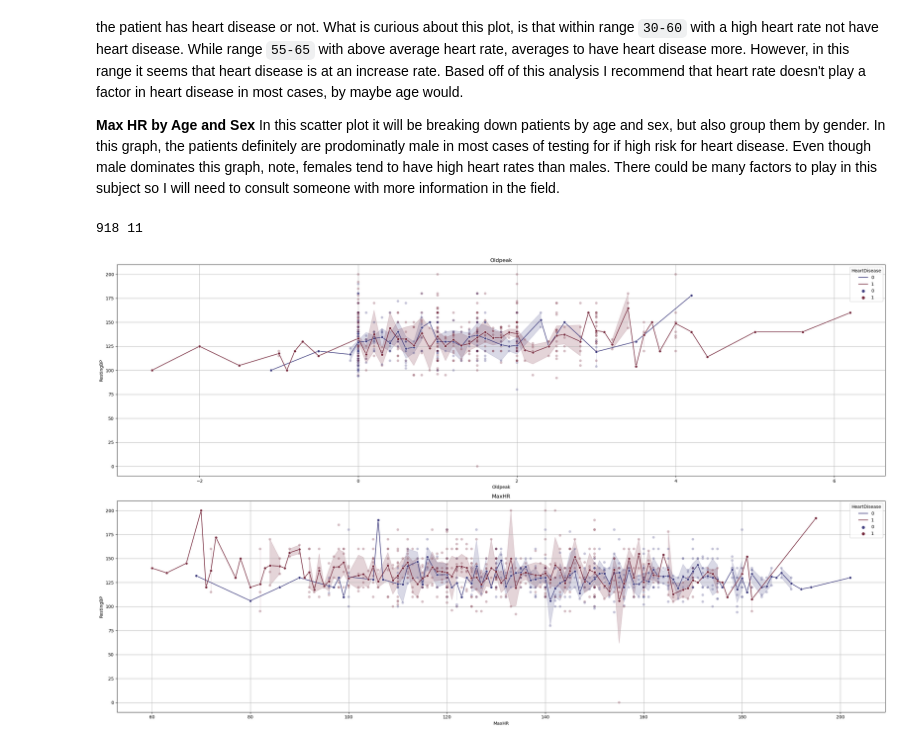
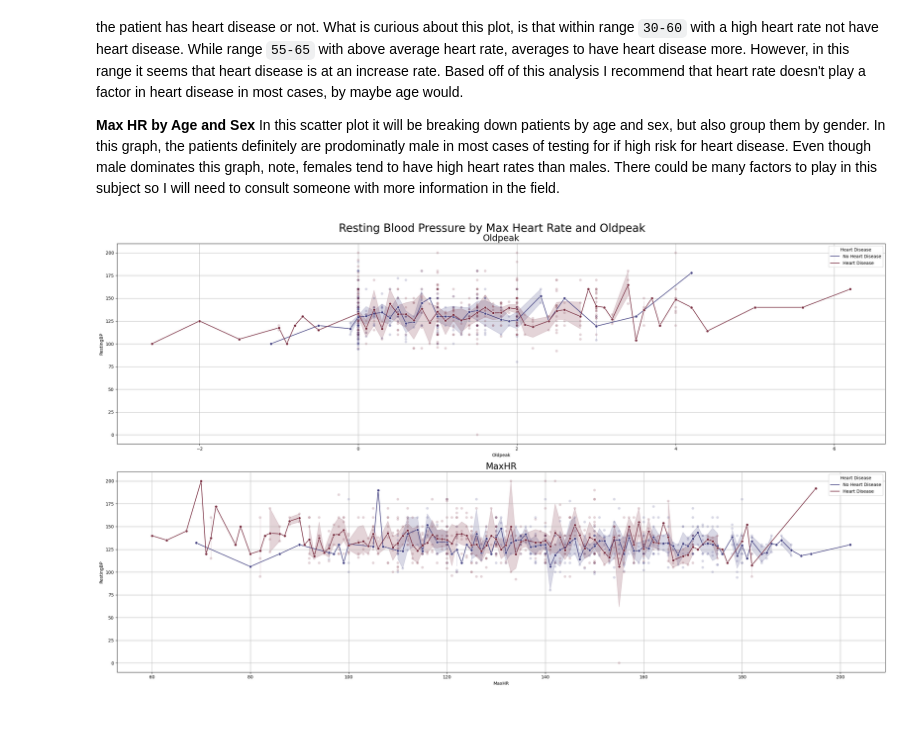
Before and after one commit to zeekwired/Project-2, a Jupyter notebook: Project 2.ipynb, the cells around one changed output. Drawn from its saved outputs; the diff is of its cells as text; code cells hidden in the pictures; blank space fills up the shorter version.

```diff
--- a/Project 2.ipynb
+++ b/Project 2.ipynb
@@ -232,26 +232,22 @@ In this scatter plot it breaks down patients by age and max heart rate, then sho
 
 **Max HR by Age and Sex**
 In this scatter plot it will be breaking down patients by age and sex, but also group them by gender. In this graph, the patients definitely are prodominatly male in most cases of testing for if high risk for heart disease. Even though male dominates this graph, note, females tend to have high heart rates than males. There could be many factors to play in this subject so I will need to consult someone with more information in the field.
-# %%
-rows, cols = df_copy.shape
-print(rows, cols)
-# %% [output]
-918 11
 # %%
 df_plot=df_copy[['Oldpeak', 'MaxHR']]
 # %%
 with plt.style.context('seaborn-muted'):
     fig, ax = plt.subplots(2, 1, figsize=(25,15))
     ax = ax.ravel()
 
     for i, col in enumerate(df_plot[1:]):
         sns.lineplot(data=df_copy, x=df_plot[col], y='RestingBP', hue='HeartDisease', ax=ax[i], palette='icefire', zorder=3, linestyle='-', marker='o')
-        sns.scatterplot(data=df_copy, x=df_plot[col], y='RestingBP', hue='HeartDisease', ax=ax[i], palette='icefire', zorder=2, alpha=0.3)
-        ax[i].set_title(f'{col}')
+        sns.scatterplot(data=df_copy, x=df_plot[col], y='RestingBP', hue='HeartDisease', ax=ax[i], palette='icefire', zorder=2, alpha=0.2)
+        ax[i].set_title(f'{col}', fontsize=20)
         ax[i].grid(zorder=0)
+        ax[i].legend(handles=ax[i].get_legend_handles_labels()[0], labels=['No Heart Disease', 'Heart Disease'], title='Heart Disease', frameon=True, loc='upper right')
 
-
+plt.suptitle('Resting Blood Pressure by Max Heart Rate and Oldpeak', fontsize=25)
 plt.tight_layout()
 plt.show();
 # %% [output]
-[figure, old version]
+[figure, new version]
```
Also changed, not shown: parts of 2 cells of this notebook.
